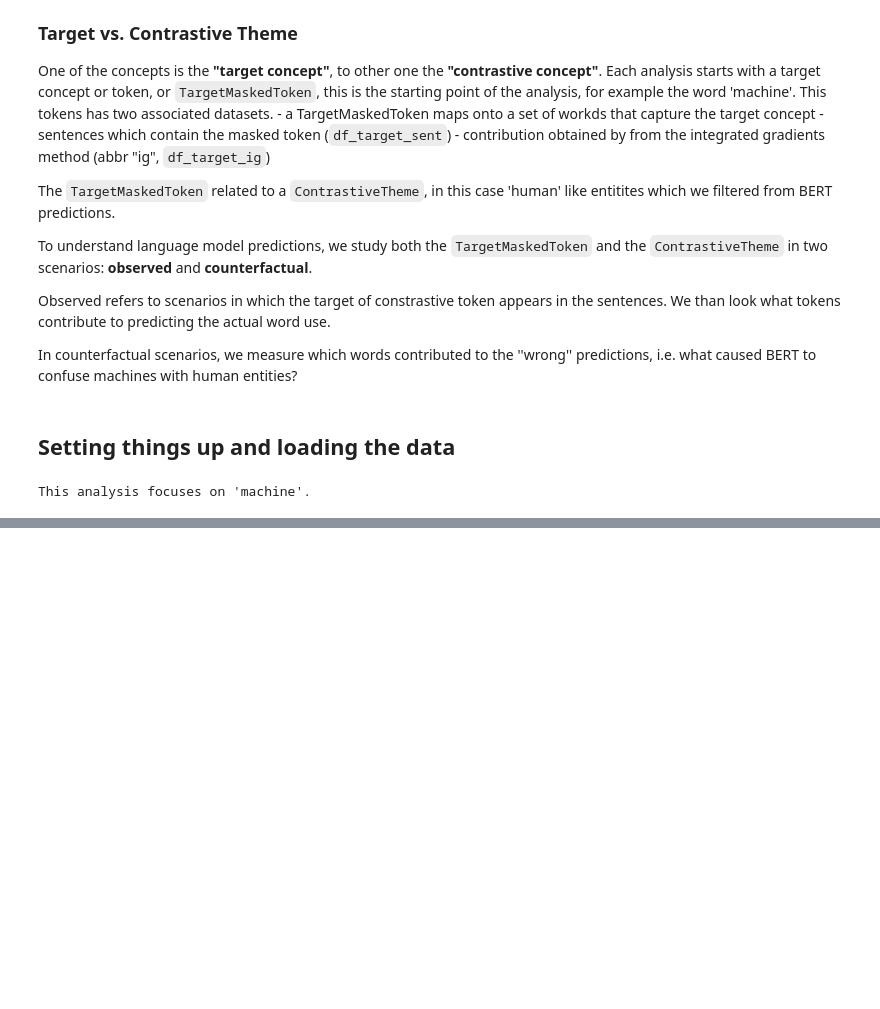
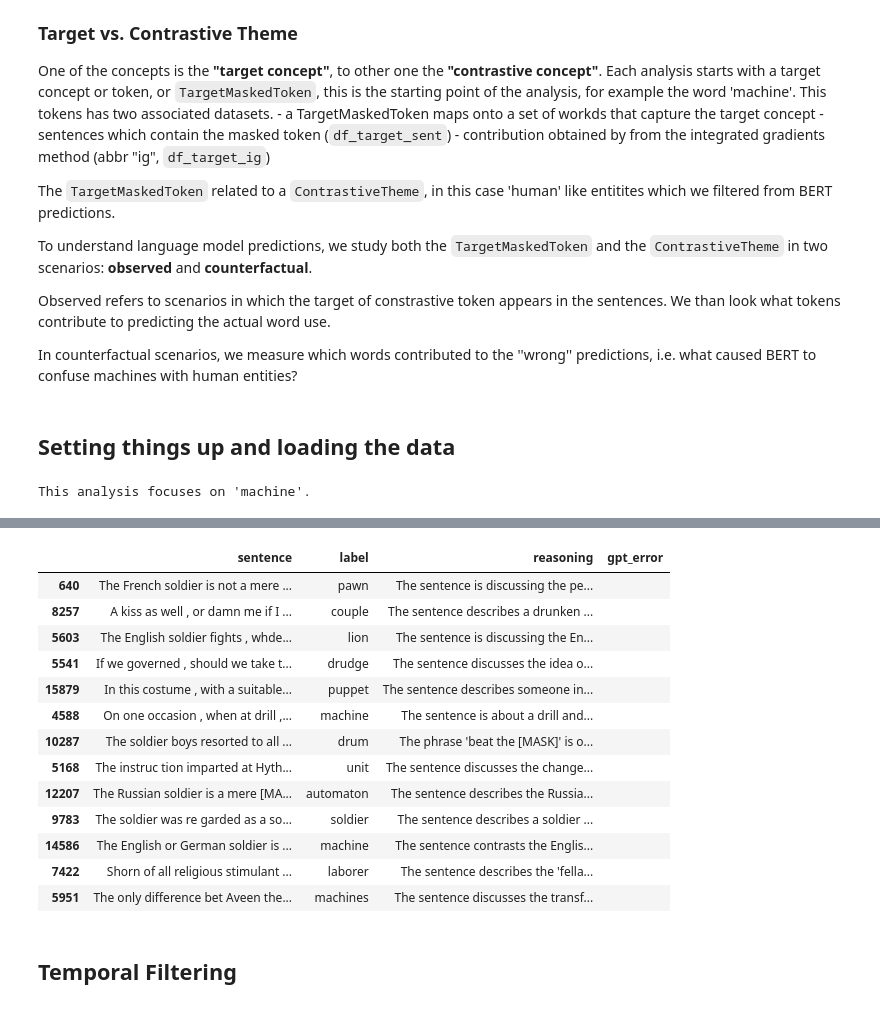
Before and after one commit to Text-Machine/mask-predict, a Jupyter notebook: 3-thematic-analysis-ig.ipynb, the cells around one changed output, grey strips where cells are left out. Drawn from its saved outputs; the diff is of its cells as text; code cells hidden in the pictures; blank space fills up the shorter version.

```diff
--- a/3-thematic-analysis-ig.ipynb
+++ b/3-thematic-analysis-ig.ipynb
@@ -96,0 +325,7 @@ Name: Token, Length: 71, dtype: str " Upon the ground - where they had kneeled,
+# %%
+df_sample = pd.DataFrame(df_sent.iloc[list(df_result.loc[6841].identifiers)].maskedSentence)
+df_sample.rename(columns={'maskedSentence':'sentence'}, inplace=True)
+
+df_sample.reset_index(drop=True)
+df_sample['label'] = ''
+df_sample['reasoning'] = ''
@@ -96,0 +348,19 @@ Name: Token, Length: 71, dtype: str " Upon the ground - where they had kneeled,
+# %%
+df_sample
+# %% [output]
+|  | sentence | label | reasoning | gpt_error |
+| 640 | The French soldier is not a mere ... | pawn | The sentence is discussing the pe... |  |
+| 8257 | A kiss as well , or damn me if I ... | couple | The sentence describes a drunken ... |  |
+| 5603 | The English soldier fights , whde... | lion | The sentence is discussing the En... |  |
+| 5541 | If we governed , should we take t... | drudge | The sentence discusses the idea o... |  |
+| 15879 | In this costume , with a suitable... | puppet | The sentence describes someone in... |  |
+| 4588 | On one occasion , when at drill ,... | machine | The sentence is about a drill and... |  |
+| 10287 | The soldier boys resorted to all ... | drum | The phrase 'beat the [MASK]' is o... |  |
+| 5168 | The instruc tion imparted at Hyth... | unit | The sentence discusses the change... |  |
+| 12207 | The Russian soldier is a mere [MA... | automaton | The sentence describes the Russia... |  |
+| 9783 | The soldier was re garded as a so... | soldier | The sentence describes a soldier ... |  |
+| 14586 | The English or German soldier is ... | machine | The sentence contrasts the Englis... |  |
+| 7422 | Shorn of all religious stimulant ... | laborer | The sentence describes the 'fella... |  |
+| 5951 | The only difference bet Aveen the... | machines | The sentence discusses the transf... |  |
+# %% [markdown]
+## Temporal Filtering
```
Also changed, not shown: parts of 46 cells of this notebook, 12 other files.
